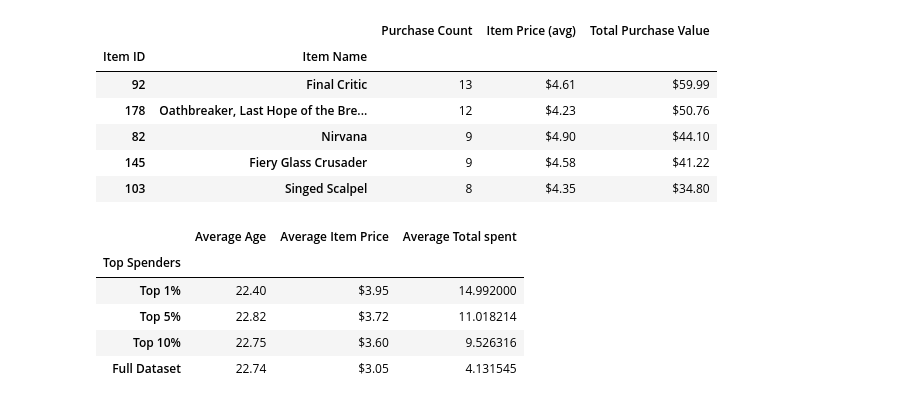
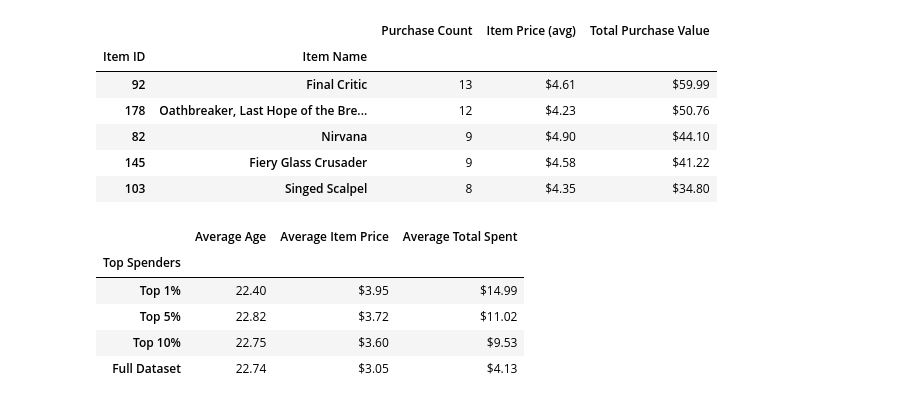
Before and after one commit to BrianDouglas/pandas-challenge, a Jupyter notebook: HeroesOfPymoli/Report.ipynb, the cells around one changed output. Cells and saved outputs as stored; diff of their text form; code cells hidden in the pictures.

```diff
--- a/HeroesOfPymoli/Report.ipynb
+++ b/HeroesOfPymoli/Report.ipynb
@@ -241,39 +241,38 @@ whale_analysis_df = pd.DataFrame(
     {
         "Average Age":[
             percentile_data_list[0]["Age"].unique().mean()[0],
             percentile_data_list[1]["Age"].unique().mean()[0],
             percentile_data_list[2]["Age"].unique().mean()[0],
             percentile_data_list[3]["Age"].unique().mean()[0]
         ],
         "Average Item Price":[
             percentile_data_list[0]["Price"].sum().sum() / percentile_data_list[0]["Price"].count().sum(),
             percentile_data_list[1]["Price"].sum().sum() / percentile_data_list[1]["Price"].count().sum(),
             percentile_data_list[2]["Price"].sum().sum() / percentile_data_list[2]["Price"].count().sum(),
             percentile_data_list[3]["Price"].sum().sum() / percentile_data_list[3]["Price"].count().sum()
         ],
-        "Average Total spent":[
+        "Average Total Spent":[
             percentile_data_list[0]["Price"].sum().mean(),
             percentile_data_list[1]["Price"].sum().mean(),
             percentile_data_list[2]["Price"].sum().mean(),
             percentile_data_list[3]["Price"].sum().mean()
         ],
     },
     index = [
         "Top 1%",
         "Top 5%",
         "Top 10%",
         "Full Dataset"
     ],
 )
 #format output
 whale_analysis_df.index.rename("Top Spenders", inplace = True)
-format_map = {"Average Age":"{:.2f}", "Average Item Price":"${:,.2f}"}
+format_map = {"Average Age":"{:.2f}", "Average Item Price":"${:,.2f}","Average Total Spent":"${:,.2f}"}
 column_formatter(format_map, whale_analysis_df)
-#percentile_data_list[0]["Price"].mean().sum()
 # %% [output]
-|  | Average Age | Average Item Price | Average Total spent |
+|  | Average Age | Average Item Price | Average Total Spent |
 | Top Spenders |  |  |  |
-| Top 1% | 22.40 | $3.95 | 14.992000 |
-| Top 5% | 22.82 | $3.72 | 11.018214 |
-| Top 10% | 22.75 | $3.60 | 9.526316 |
-| Full Dataset | 22.74 | $3.05 | 4.131545 |
+| Top 1% | 22.40 | $3.95 | $14.99 |
+| Top 5% | 22.82 | $3.72 | $11.02 |
+| Top 10% | 22.75 | $3.60 | $9.53 |
+| Full Dataset | 22.74 | $3.05 | $4.13 |
```
Also changed, not shown: 1 other file.
